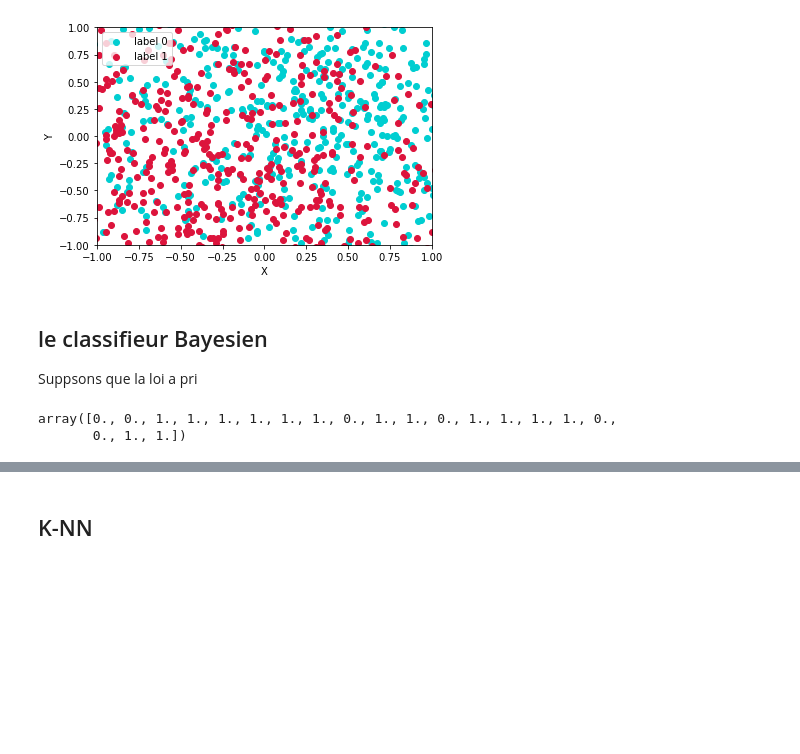
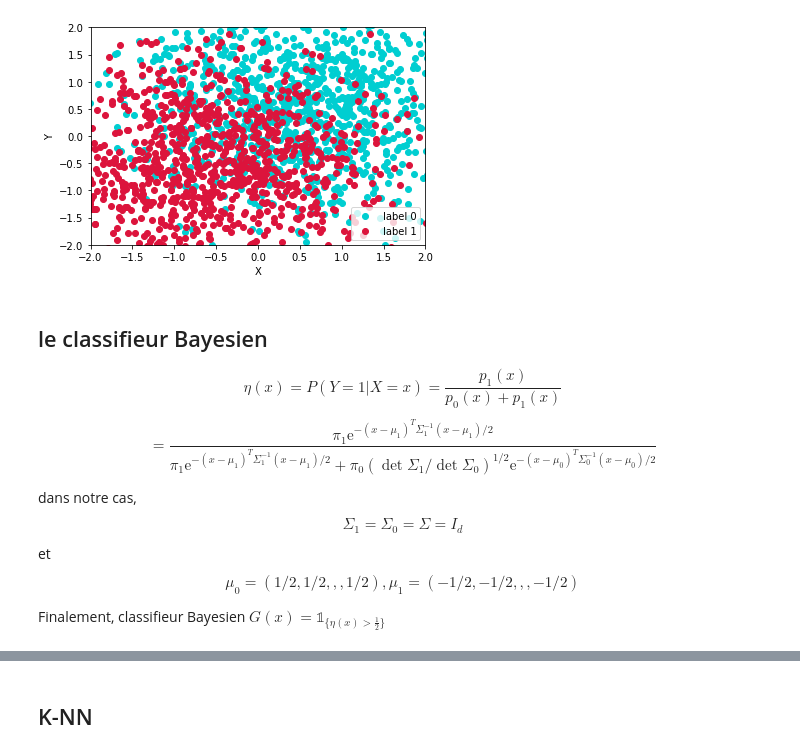
Before and after one commit to LucienJi/Test, a Jupyter notebook: DM3.ipynb, the cells around one changed output, grey strips where cells are left out. Drawn from its saved outputs; the diff is of its cells as text; code cells hidden in the pictures; blank space fills up the shorter version.

```diff
--- a/DM3.ipynb
+++ b/DM3.ipynb
@@ -1,40 +1,49 @@
 # %%
 import scipy.stats as stats
 import numpy as np
 
 from scipy.stats import multivariate_normal
 import matplotlib.pyplot as plt
 
 n_label0 = 1000
 n_label1 = 1000
-mean_0 = [0.5,0.5]
-mean_1 = [-0.5,-0.5]
+mean_0 = np.ones(2)*0.5
+mean_1 = np.ones(2) * -0.5
+
 cov_0 = [1,1]
 cov_1 = [1,1]
 res0 = multivariate_normal.rvs(mean=mean_0,cov=cov_0,size=n_label0)
 res1 = multivariate_normal.rvs(mean=mean_1,cov=cov_1,size=n_label1)
 
 X0 = np.array(res0)
 X1 = np.array(res1)
 label0 = np.zeros(shape=(len(res0),1))
 label1 = np.ones(shape=(len(res1),1))
+
+X_train = np.concatenate([X0,X1],0)
+Y_train = np.concatenate([label0,label1],0)
 colors1 = '#00CED1'
 colors2 = '#DC143C'
 
 plt.xlabel('X')
 plt.ylabel('Y')
-plt.xlim(xmax=1,xmin=-1)
-plt.ylim(ymax=1,ymin=-1)
+plt.xlim(xmax=2,xmin=-2)
+plt.ylim(ymax=2,ymin=-2)
 plt.scatter(X0[:,0],X0[:,1],c=colors1,label='label 0')
 plt.scatter(X1[:,0],X1[:,1],c=colors2,label='label 1')
 plt.legend()
 plt.show()
 # %% [output]
-[figure, old version]
+[figure, new version]
-# %% [markdown]
-## le classifieur Bayesien
-
-Suppsons que la loi a pri
+# %% [markdown]
+## le classifieur Bayesien
+$$ \eta(x) = P(Y=1|X =x) = \frac{p_{1}(x)}{p_{0}(x)+p_{1}(x)} $$
+$$=\frac{\pi_{1} \mathrm{e}^{-\left(x-\mu_{1}\right)^{T} \Sigma_{1}^{-1}\left(x-\mu_{1}\right) / 2}}{\pi_{1} \mathrm{e}^{-\left(x-\mu_{1}\right)^{T} \Sigma_{1}^{-1}\left(x-\mu_{1}\right) / 2}+\pi_{0}\left(\operatorname{det} \Sigma_{1} / \operatorname{det} \Sigma_{0}\right)^{1 / 2} \mathrm{e}^{-\left(x-\mu_{0}\right)^{T} \Sigma_{0}^{-1}\left(x-\mu_{0}\right) / 2}}$$
+
+dans notre cas, $$\Sigma_{1} = \Sigma_{0} = \Sigma = I_{d}$$
+et $$ \mu_{0} = (1/2,1/2,,,1/2), \mu_{1} = (-1/2,-1/2,,,-1/2)$$
+
+Finalement, classifieur Bayesien $G(x) = \mathbb{1}_{\{\eta(x)>\frac{1}{2}\}}$
 # %%
 
 class Bayesien():
@@ -52,10 +61,6 @@ class Bayesien():
             labels[i] = 1 if prob[i] >= 0.5 else 0
         return labels
 
-X_test = multivariate_normal.rvs(mean=mean_1,cov=cov_1,size=20)
+
 
 bayes = Bayesien(n_label0,n_label1,mean_0,mean_1)
-bayes.predict(X_test)
-# %% [output]
-array([0., 0., 1., 1., 1., 1., 1., 1., 0., 1., 1., 0., 1., 1., 1., 1., 0.,
-       0., 1., 1.])
```
Also changed, not shown: parts of 13 cells of this notebook, 1 other file.
